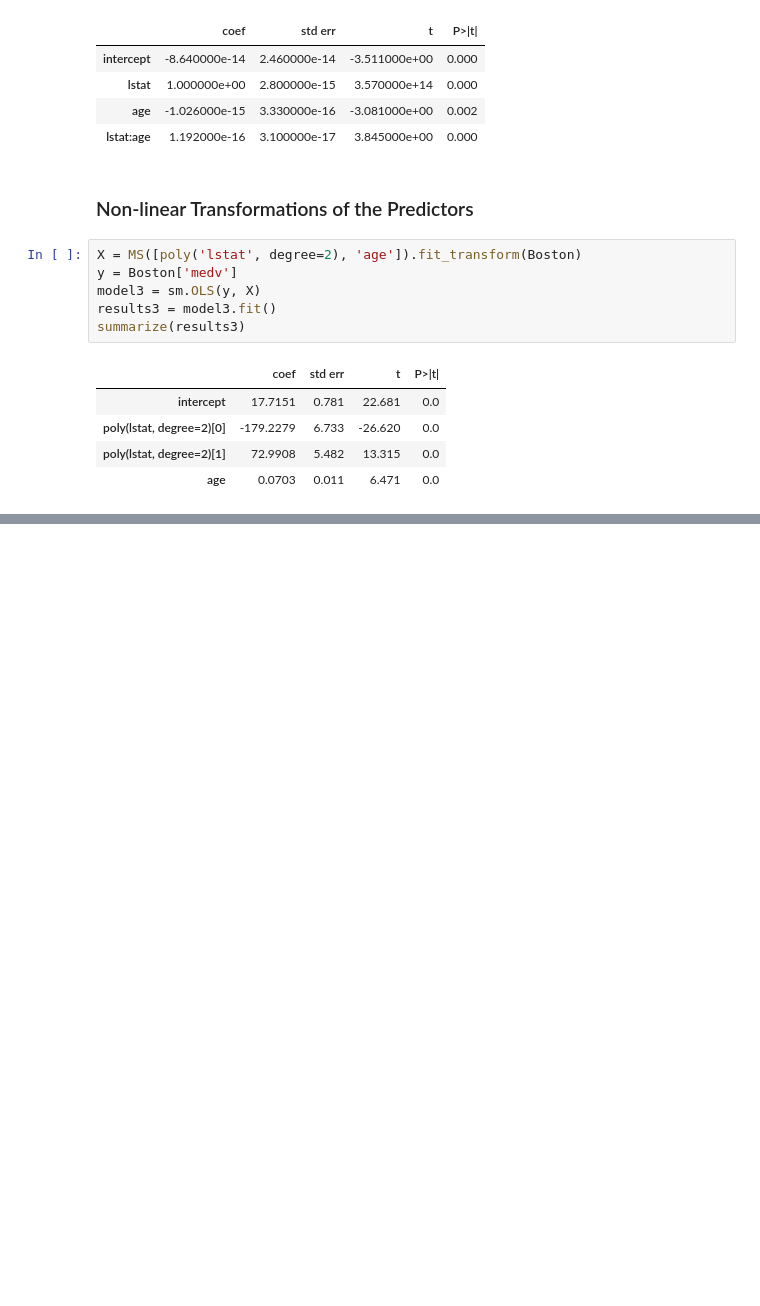
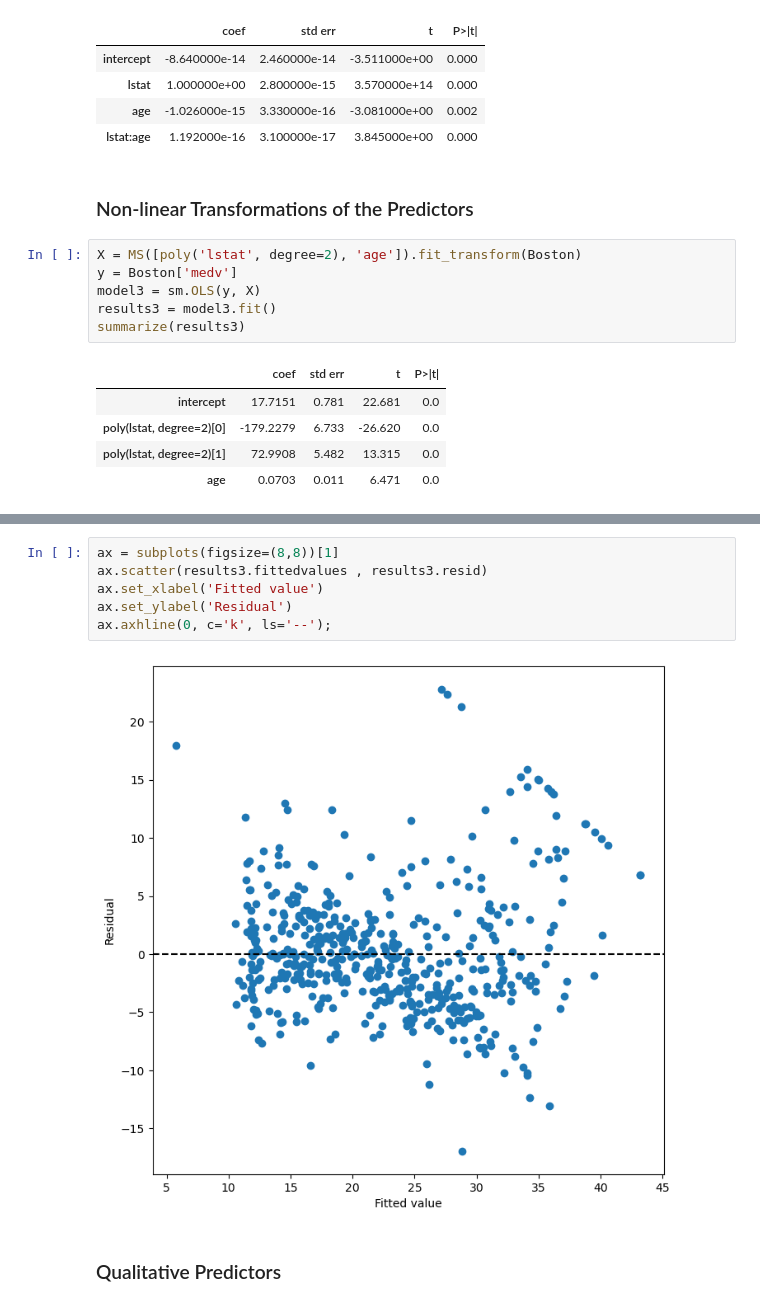
Before and after one commit to rabobahago/Python_ML_Data_Science, a Jupyter notebook: ML_with_python/linear_regression/multiple_regression.ipynb, the cells around one changed output, grey strips where cells are left out. Drawn from its saved outputs; the diff is of its cells as text; blank space fills up the shorter version.

```diff
--- a/ML_with_python/linear_regression/multiple_regression.ipynb
+++ b/ML_with_python/linear_regression/multiple_regression.ipynb
@@ -124,0 +131,10 @@ summarize(results3)
+# %%
+ax = subplots(figsize=(8,8))[1]
+ax.scatter(results3.fittedvalues , results3.resid)
+ax.set_xlabel('Fitted value')
+ax.set_ylabel('Residual')
+ax.axhline(0, c='k', ls='--');
+# %% [output]
+[figure, added]
+# %% [markdown]
+### Qualitative Predictors
```
Also changed, not shown: parts of 3 cells of this notebook, 1 other file.
